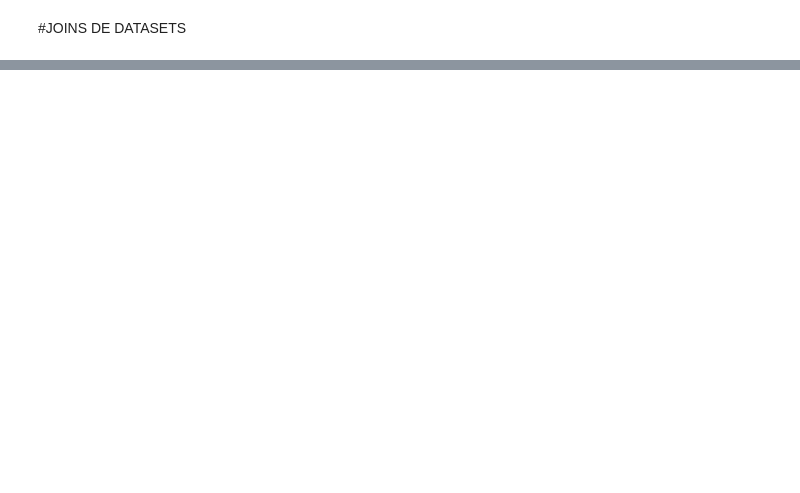
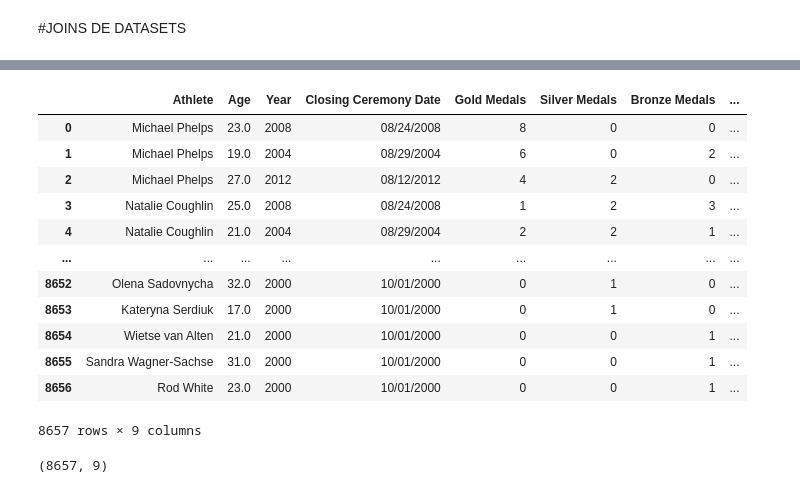
Before and after one commit to javilledo/MachineLearning, a Jupyter notebook: notebooks/t02_04_data_cleaning_concatenación_de_datos.ipynb, the cells around one changed output, grey strips where cells are left out. Drawn from its saved outputs; the diff is of its cells as text; code cells hidden in the pictures; blank space fills up the shorter version.

```diff
--- a/notebooks/t02_04_data_cleaning_concatenación_de_datos.ipynb
+++ b/notebooks/t02_04_data_cleaning_concatenación_de_datos.ipynb
@@ -167,2 +149,6 @@ data.tail()
 # %% [markdown]
 #JOINS DE DATASETS
+# %%
+url_main_data = 'https://raw.githubusercontent.com/javilledo/python-ml-course/master/datasets/athletes/Medals.csv'
+main_data = pd.read_csv(url_main_data, encoding = 'ISO-8859-1')
+main_data.head()
@@ -168,0 +168,4 @@ data.tail()
+# %%
+url_data_country = 'https://raw.githubusercontent.com/javilledo/python-ml-course/master/datasets/athletes/Athelete_Country_Map.csv'
+data_country = pd.read_csv(url_data_country, encoding = 'ISO-8859-1')
+data_country.head()
@@ -168,0 +218,21 @@ data.tail()
+# %%
+main_data_country = pd.merge(left=main_data, right=data_country, left_on='Athlete', right_on='Athlete')
+main_data_country
+# %% [output]
+|  | Athlete | Age | Year | Closing Ceremony Date | Gold Medals | Silver Medals | Bronze Medals | ... |
+| 0 | Michael Phelps | 23.0 | 2008 | 08/24/2008 | 8 | 0 | 0 | ... |
+| 1 | Michael Phelps | 19.0 | 2004 | 08/29/2004 | 6 | 0 | 2 | ... |
+| 2 | Michael Phelps | 27.0 | 2012 | 08/12/2012 | 4 | 2 | 0 | ... |
+| 3 | Natalie Coughlin | 25.0 | 2008 | 08/24/2008 | 1 | 2 | 3 | ... |
+| 4 | Natalie Coughlin | 21.0 | 2004 | 08/29/2004 | 2 | 2 | 1 | ... |
+| ... | ... | ... | ... | ... | ... | ... | ... | ... |
+| 8652 | Olena Sadovnycha | 32.0 | 2000 | 10/01/2000 | 0 | 1 | 0 | ... |
+| 8653 | Kateryna Serdiuk | 17.0 | 2000 | 10/01/2000 | 0 | 1 | 0 | ... |
+| 8654 | Wietse van Alten | 21.0 | 2000 | 10/01/2000 | 0 | 0 | 1 | ... |
+| 8655 | Sandra Wagner-Sachse | 31.0 | 2000 | 10/01/2000 | 0 | 0 | 1 | ... |
+| 8656 | Rod White | 23.0 | 2000 | 10/01/2000 | 0 | 0 | 1 | ... |
+8657 rows × 9 columns
+# %%
+main_data_country.shape
+# %% [output]
+(8657, 9)
```
Also changed, not shown: parts of 28 cells of this notebook.
